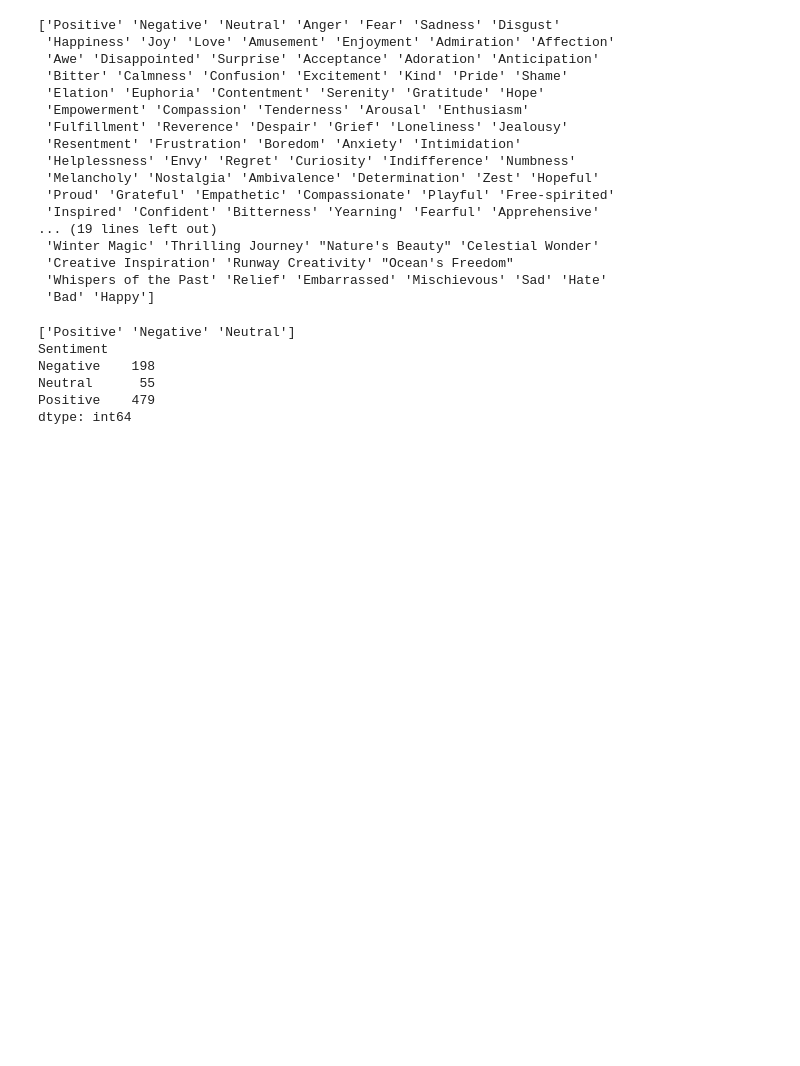
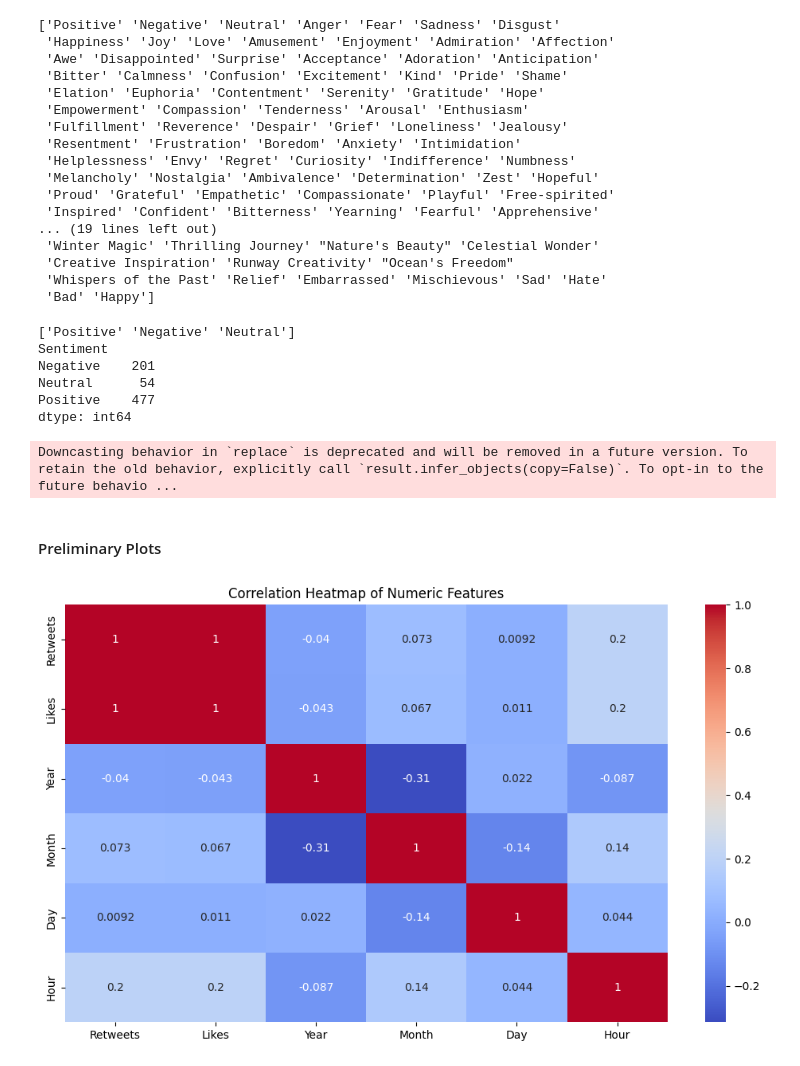
Before and after one commit to kellyegorman/csds312-project, a Jupyter notebook: sentiment_analysis.ipynb, the cells around one changed output. Drawn from its saved outputs; the diff is of its cells as text; code cells hidden in the pictures; blank space fills up the shorter version.

Commit message:
preliminary sentiment analysis

```diff
--- a/sentiment_analysis.ipynb
+++ b/sentiment_analysis.ipynb
@@ -62,7 +80,7 @@ sentiment['Sentiment'] = sentiment['Sentiment'].replace(('Negative', 'Anger', 'F
                                                          'Ruins', 'Desolation', 'Loss', 'Heartache', 'Solitude',
                                                          'Obstacle', 'Sympathy', 'Pressure', 'Miscalculation', 'Challenge',
                                                          'Embarrassed', 'Sad', 'Hate', 'Bad', 'Indifference', 'Numbness', 'Melancholy',
-                                                         'Zest', 'Yearning'), 'Negative')
+                                                         'Zest', 'Yearning', 'Mischievous', 'Whispers of the Past'), 'Negative')
 # %%
 sentiment['Sentiment'] = sentiment['Sentiment'].replace(('Positive', 'Happiness', 'Joy', 'Love', 'Amusement', 'Enjoyment',
     'Admiration', 'Affection', 'Awe', 'Surprise', 'Acceptance',
@@ -89,22 +107,23 @@ sentiment['Sentiment'] = sentiment['Sentiment'].replace(('Positive', 'Happiness'
     'Imagination', 'Vibrancy', 'Mesmerizing', 'Culinary Adventure',
     'Winter Magic', 'Thrilling Journey', "Nature's Beauty",
     'Celestial Wonder', 'Creative Inspiration', 'Runway Creativity',
-    "Ocean's Freedom", 'Whispers of the Past', 'Relief', 'Mischievous',
-    'Nostalgia', 'Determination','Happy', 'Renewed Effort'), 'Positive')
+    "Ocean's Freedom", 'Whispers of the Past', 'Relief',
+    'Nostalgia', 'Determination','Happy', 'Renewed Effort',
+    'Energy', 'Engagement'), 'Positive')
 # %%
 sentiment['Sentiment'] = sentiment['Sentiment'].replace(('Neutral', 'Confusion', 'Curiosity', 'Contemplation', 'Reflection',
-    'Pensive', 'Emotion', 'Energy', 'Engagement', 'Expression',
+    'Pensive', 'Emotion', 'Expression',
     'Journey', 'DreamChaser', 'InnerJourney', 'Envisioning History',
     'Imagination', 'Creative Inspiration', 'Suspense', 'Ambivalence',
-    'Mystery', 'Whispers of the Past'), 'Neutral')
+    'Mystery'), 'Neutral')
 # %%
 print(sentiment['Sentiment'].unique())
 print(sentiment.groupby('Sentiment').size())
 # %% [output]
 ['Positive' 'Negative' 'Neutral']
 Sentiment
-Negative    198
-Neutral      55
-Positive    479
+Negative    201
+Neutral      54
+Positive    477
 dtype: int64
 # %%
@@ -111 +131,12 @@ dtype: int64
 sentiment.to_csv('sentiment_dataset_categorized.csv', index=False)
+# %%
+#new numeric dataset
+num_sentiment = sentiment.copy()
+num_sentiment['Sentiment'] = num_sentiment['Sentiment'].replace('Neutral', 0)
+num_sentiment['Sentiment'] = num_sentiment['Sentiment'].replace('Positive', 1)
+num_sentiment['Sentiment'] = num_sentiment['Sentiment'].replace('Negative', -1)
+num_sentiment.drop(columns=['Text', 'Timestamp', 'User','Hashtags','Country','Platform'], inplace=True)
+# %% [output]
+Downcasting behavior in `replace` is deprecated and will be removed in a future version. To retain the old behavior, explicitly call `result.infer_objects(copy=False)`. To opt-in to the future behavio ...
+# %% [markdown]
+#### Preliminary Plots
@@ -111,0 +155,15 @@ sentiment.to_csv('sentiment_dataset_categorized.csv', index=False)
+# %%
+# Step 1: Select only numeric columns
+numeric_df = sentiment.select_dtypes(include='number')
+
+# Step 2: Compute correlation matrix
+corr_matrix = numeric_df.corr()
+
+# Step 3: Plot the heatmap
+plt.figure(figsize=(10, 6))
+sns.heatmap(corr_matrix, annot=True, cmap="coolwarm")
+plt.title("Correlation Heatmap of Numeric Features")
+plt.tight_layout()
+plt.show()
+# %% [output]
+[figure, added]
```
Also changed, not shown: parts of 7 cells of this notebook, 1 other file.
